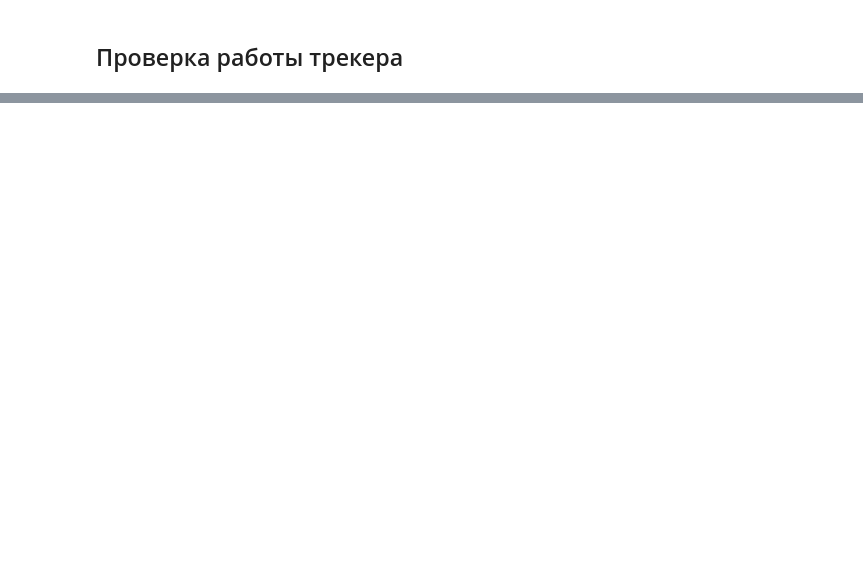
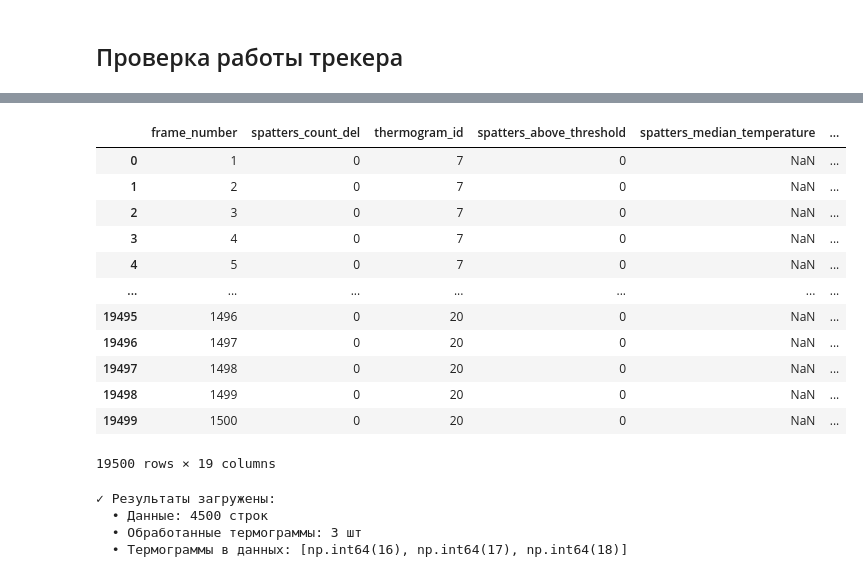
Before and after one commit to gvo104/Termogramm_My, a Jupyter notebook: bezumie.ipynb, the cells around one changed output, grey strips where cells are left out. Cells and saved outputs as stored; diff of their text form; code cells hidden in the pictures; blank space fills up the shorter version.

Commit message:
функция для потоковой обработки файлов и формирования датасета

```diff
--- a/bezumie.ipynb
+++ b/bezumie.ipynb
@@ -2229,8 +2239,8 @@ cleaned_spatters, hot_stripes_list = filter_spatters_by_hot_stripes_video_orient
 # %%
-# --- ФИЛЬТРАЦИЯ СТАТИЧЕСКИХ БРЫЗГ ---
-cleaned_spatters, static_spatters = remove_static_spatters(cleaned_spatters,
-                                                           max_shift=5,
-                                                           min_frames=10)
+# # --- ФИЛЬТРАЦИЯ СТАТИЧЕСКИХ БРЫЗГ ---
+# cleaned_spatters, static_spatters = remove_static_spatters(cleaned_spatters,
+#                                                            max_shift=5,
+#                                                            min_frames=10)
 # %% [markdown]
 ## Смотрим видеВо
 # %%
@@ -2733,7 +2663,7 @@ def calculate_welding_zone_temperature_threshold(welding_ellipses, frames, thres
     df = pd.DataFrame(results)
 
     # Добавляем колонку test_zone
-    df['test_zone'] = np.nan
+    df['test_zone'] = None
 
     # Находим кадры где welding_zone_size > 10
     valid_frames = df[df['welding_zone_size'] > 10]
@@ -3264,10 +3127,10 @@ show_video_with_tracking(
 # %%
-# Объединяем все датафреймы по frame_number
-df_combined = df_n_spatters.merge(
-    df_spatters_temperature, on='frame_number', how='outer'
-).merge(
-    df_welding_temperature, on='frame_number', how='outer'
-).merge(
-    df_stats, on='frame_number', how='outer'
-)
+# # Объединяем все датафреймы по frame_number
+# df_combined = df_n_spatters.merge(
+#     df_spatters_temperature, on='frame_number', how='outer'
+# ).merge(
+#     df_welding_temperature, on='frame_number', how='outer'
+# ).merge(
+#     df_stats, on='frame_number', how='outer'
+# )
 # %%
@@ -3288,0 +3641,15 @@ df_combined
+# %%
+# Список термограмм для обработки
+# Теперь указываем оба пути
+# thermogram_ids = [7, 8, 9, 10, 11, 12, 13, 14, 16, 17, 18, 19, 20,
+#                   21, 22, 23, 24, 25, 26, 27, 30, 31, 32, 33, 34,
+#                   35, 36, 37, 38, 39, 40, 41, 42, 43]
+
+thermogram_ids = [21, 22, 23, 24, 25, 26, 27, 30, 31, 32, 33, 34]
+
+
+df_combined_all = process_multiple_thermograms_safe(
+    thermogram_ids=thermogram_ids,
+    original_base_path='num_py_convert_new',           # путь к оригиналам
+    filtered_base_path='num_py_convert_new/filtered' # путь к фильтрованным
+)
@@ -3288,0 +3777,23 @@ df_combined
+# %%
+df_combined_all
+# %% [output]
+|  | frame_number | spatters_count_del | thermogram_id | spatters_above_threshold | spatters_median_temperature | ... |
+| 0 | 1 | 0 | 7 | 0 | NaN | ... |
+| 1 | 2 | 0 | 7 | 0 | NaN | ... |
+| 2 | 3 | 0 | 7 | 0 | NaN | ... |
+| 3 | 4 | 0 | 7 | 0 | NaN | ... |
+| 4 | 5 | 0 | 7 | 0 | NaN | ... |
+| ... | ... | ... | ... | ... | ... | ... |
+| 19495 | 1496 | 0 | 20 | 0 | NaN | ... |
+| 19496 | 1497 | 0 | 20 | 0 | NaN | ... |
+| 19497 | 1498 | 0 | 20 | 0 | NaN | ... |
+| 19498 | 1499 | 0 | 20 | 0 | NaN | ... |
+| 19499 | 1500 | 0 | 20 | 0 | NaN | ... |
+19500 rows × 19 columns
+# %%
+df_combined_all = load_saved_processing_results(save_dir='processing_progress')
+# %% [output]
+✓ Результаты загружены:
+  • Данные: 4500 строк
+  • Обработанные термограммы: 3 шт
+  • Термограммы в данных: [np.int64(16), np.int64(17), np.int64(18)]
```
Also changed, not shown: parts of 33 cells of this notebook, 1 other file.
